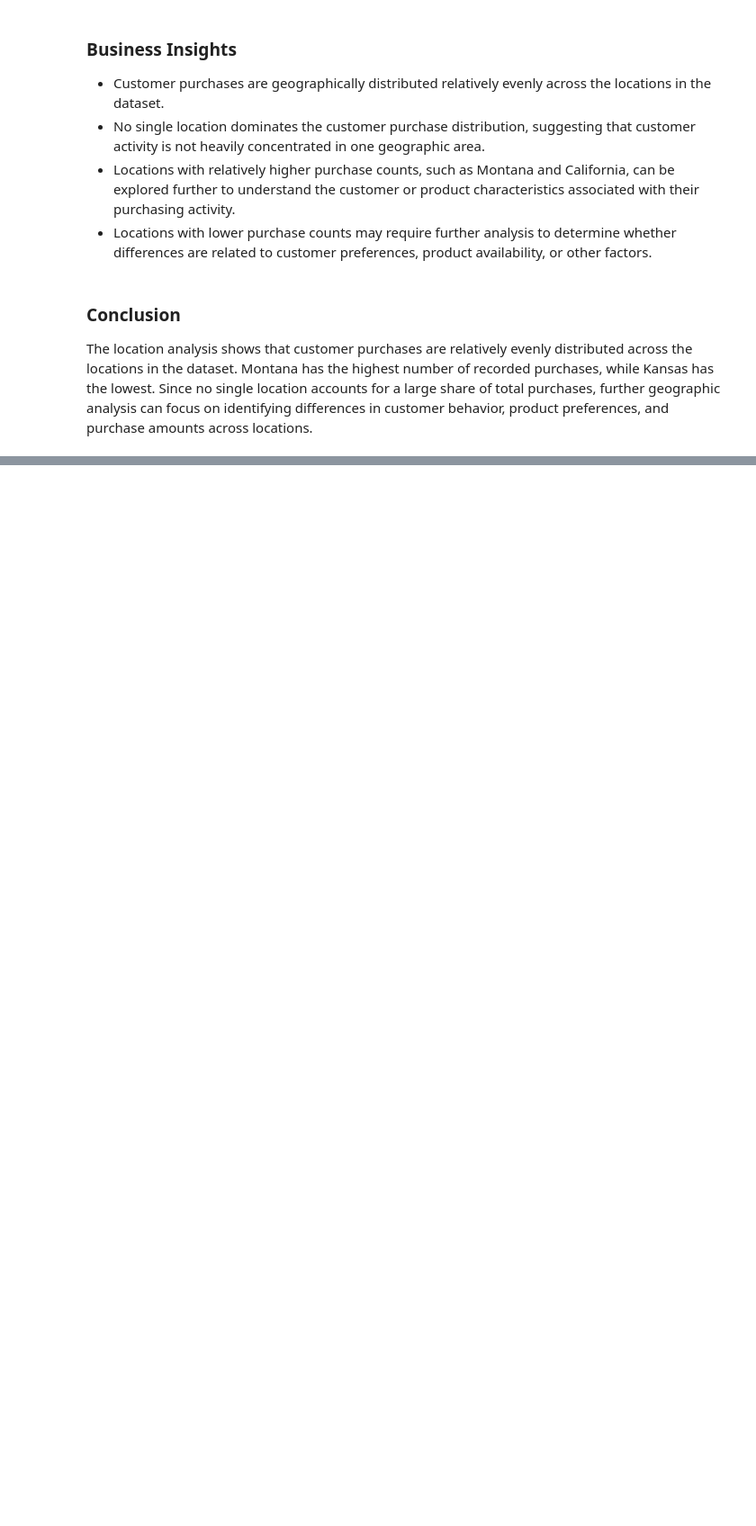
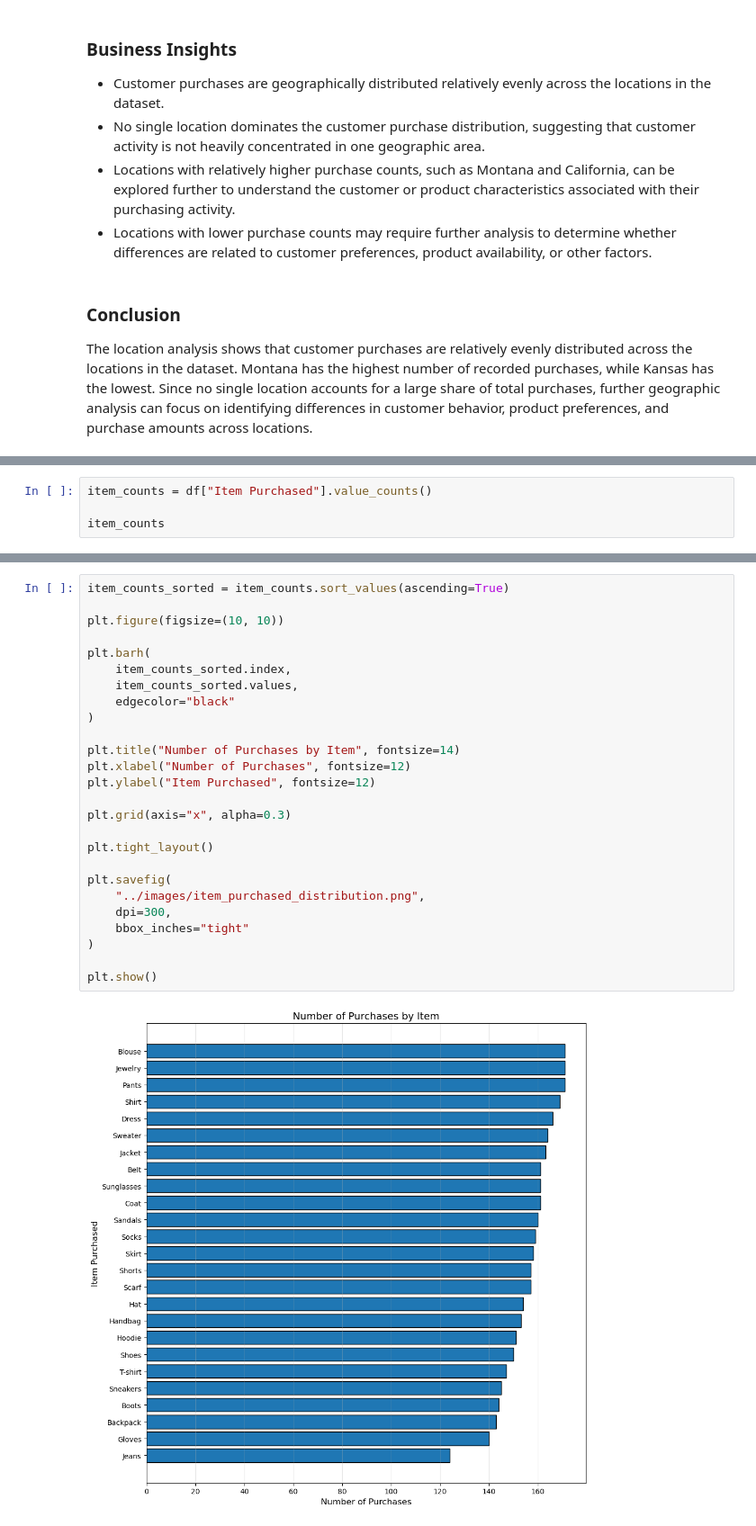
Before and after one commit to kalaranjani-a/customer-shopping-behavior-analysis, a Jupyter notebook: notebooks/customer_shopping_analysis.ipynb, the cells around one changed output, grey strips where cells are left out. Shown at 90% size. Cells and saved outputs as stored; diff of their text form; blank space fills up the shorter version.

```diff
--- a/notebooks/customer_shopping_analysis.ipynb
+++ b/notebooks/customer_shopping_analysis.ipynb
@@ -778,0 +796,4 @@ The location analysis shows that customer purchases are relatively evenly distri
+# %%
+item_counts = df["Item Purchased"].value_counts()
+
+item_counts
@@ -778,0 +870,28 @@ The location analysis shows that customer purchases are relatively evenly distri
+# %%
+item_counts_sorted = item_counts.sort_values(ascending=True)
+
+plt.figure(figsize=(10, 10))
+
+plt.barh(
+    item_counts_sorted.index,
+    item_counts_sorted.values,
+    edgecolor="black"
+)
+
+plt.title("Number of Purchases by Item", fontsize=14)
+plt.xlabel("Number of Purchases", fontsize=12)
+plt.ylabel("Item Purchased", fontsize=12)
+
+plt.grid(axis="x", alpha=0.3)
+
+plt.tight_layout()
+
+plt.savefig(
+    "../images/item_purchased_distribution.png",
+    dpi=300,
+    bbox_inches="tight"
+)
+
+plt.show()
+# %% [output]
+[figure, added]
```
Also changed, not shown: parts of 39 cells of this notebook, 4 other files.
